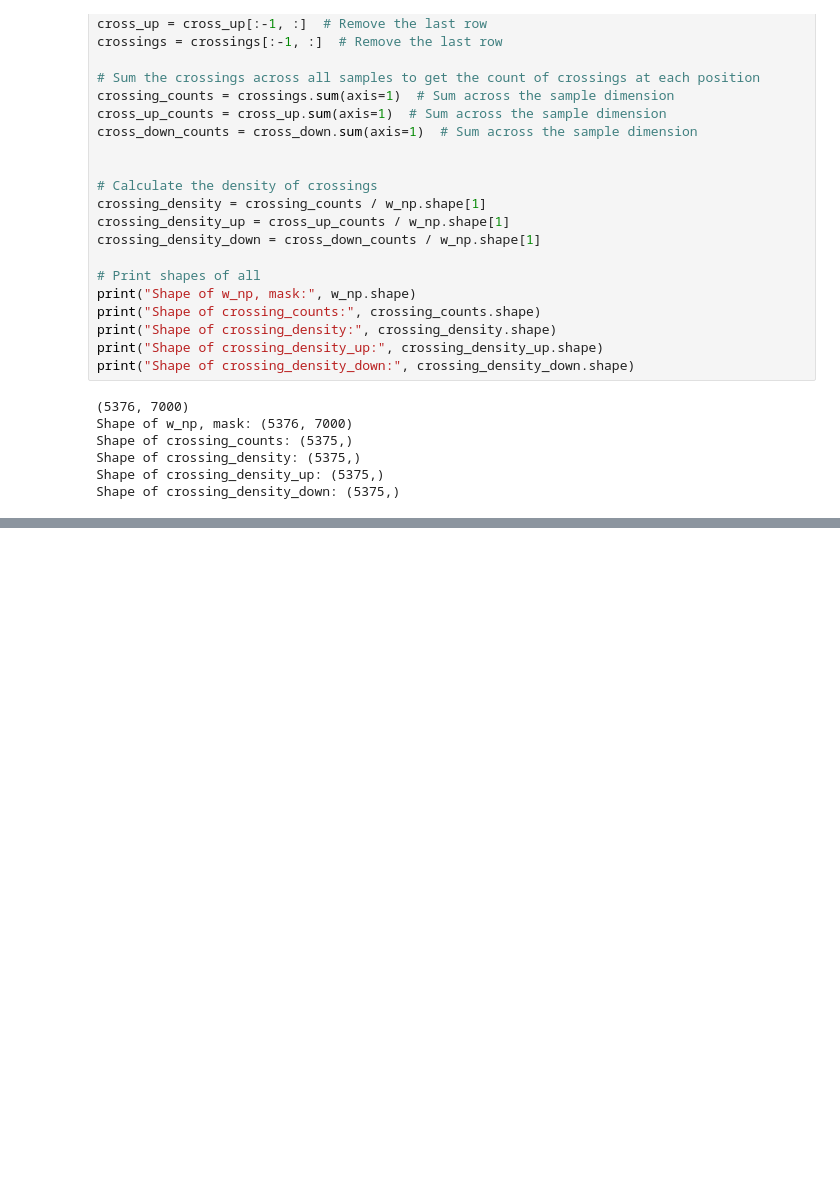
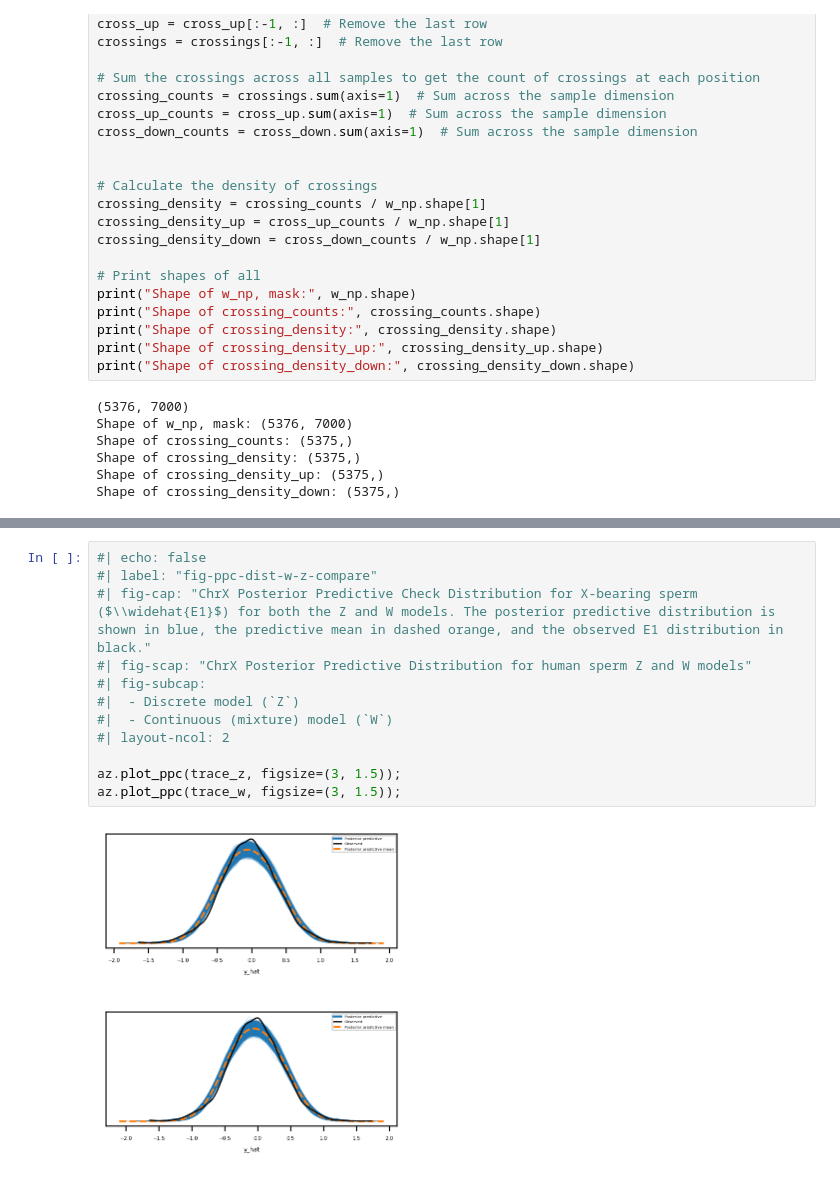
Before and after one commit to munch-group/hic-compartment-borders, a Jupyter notebook: notebooks/08_hi_res_subset_confidence.ipynb, the cells around one changed output, grey strips where cells are left out. Drawn from its saved outputs; the diff is of its cells as text; blank space fills up the shorter version.

```diff
--- a/notebooks/08_hi_res_subset_confidence.ipynb
+++ b/notebooks/08_hi_res_subset_confidence.ipynb
@@ -450,0 +492,15 @@ plt.show()
+# %%
+#| echo: false
+#| label: "fig-ppc-dist-w-z-compare"
+#| fig-cap: "ChrX Posterior Predictive Check Distribution for X-bearing sperm ($\\widehat{E1}$) for both the Z and W models. The posterior predictive distribution is shown in blue, the predictive mean in dashed orange, and the observed E1 distribution in black."
+#| fig-scap: "ChrX Posterior Predictive Distribution for human sperm Z and W models"
+#| fig-subcap:
+#|  - Discrete model (`Z`)
+#|  - Continuous (mixture) model (`W`)
+#| layout-ncol: 2
+
+az.plot_ppc(trace_z, figsize=(3, 1.5));
+az.plot_ppc(trace_w, figsize=(3, 1.5));
+# %% [output]
+[figure, added]
+[figure, added]
```
Also changed, not shown: parts of 6 cells of this notebook, 6 other files.
